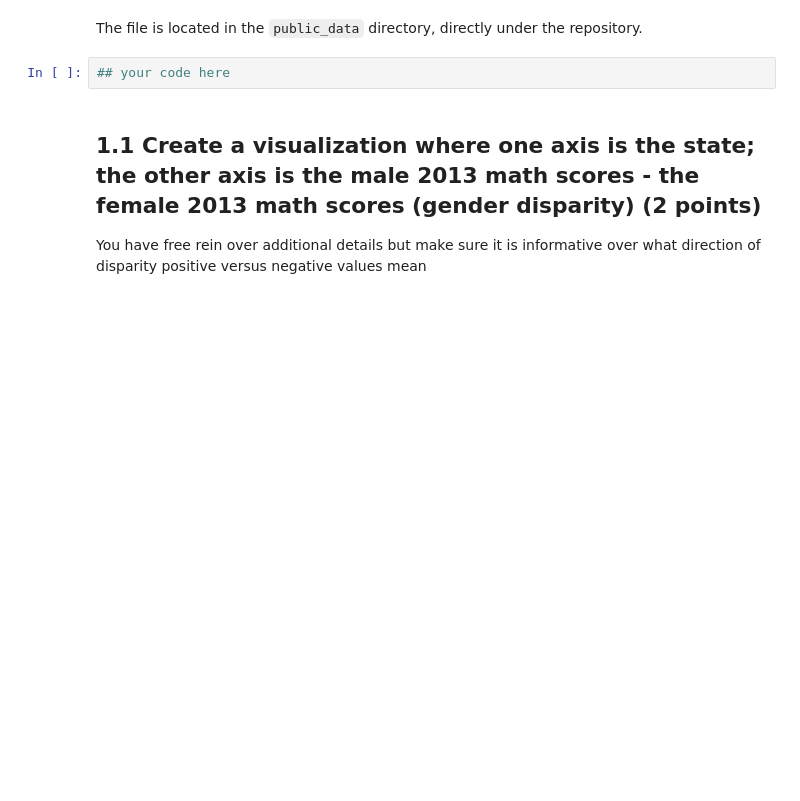
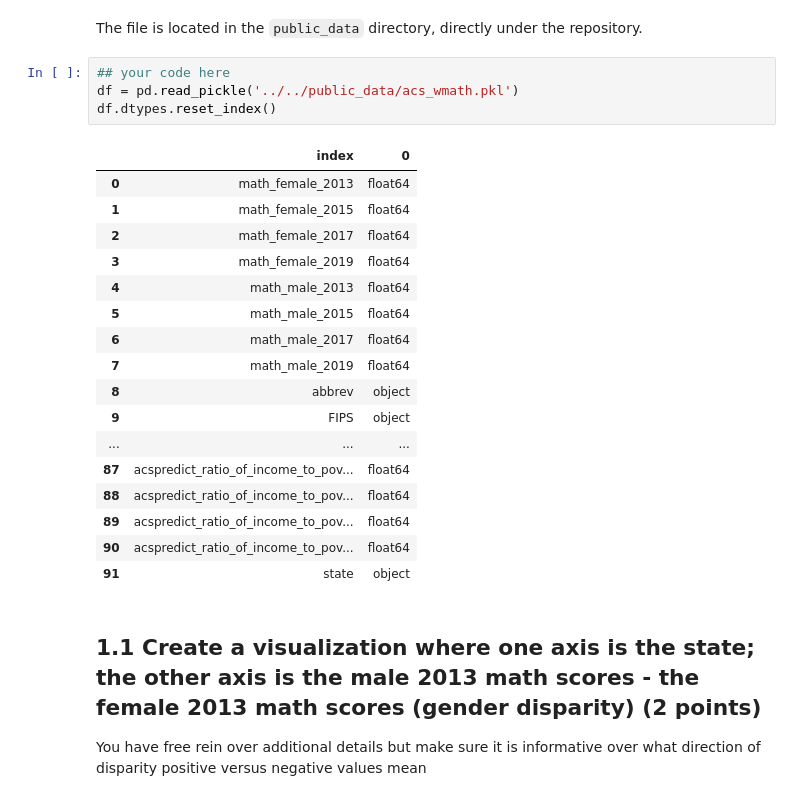
Before and after one commit to jchou27/qss20, a Jupyter notebook: problemsets/pset8/pset8_F006VHC.ipynb, the cells around one changed output. Saved outputs shown, nothing was run; the diff lists cells and outputs as text; blank space fills up the shorter version.

```diff
--- a/problemsets/pset8/pset8_F006VHC.ipynb
+++ b/problemsets/pset8/pset8_F006VHC.ipynb
@@ -45,6 +45,26 @@ pd.set_option('display.max_colwidth', None)
 The file is located in the `public_data` directory, directly under the repository.
 # %%
 ## your code here
+df = pd.read_pickle('../../public_data/acs_wmath.pkl')
+df.dtypes.reset_index()
+# %% [output]
+|  | index | 0 |
+| 0 | math_female_2013 | float64 |
+| 1 | math_female_2015 | float64 |
+| 2 | math_female_2017 | float64 |
+| 3 | math_female_2019 | float64 |
+| 4 | math_male_2013 | float64 |
+| 5 | math_male_2015 | float64 |
+| 6 | math_male_2017 | float64 |
+| 7 | math_male_2019 | float64 |
+| 8 | abbrev | object |
+| 9 | FIPS | object |
+| ... | ... | ... |
+| 87 | acspredict_ratio_of_income_to_pov... | float64 |
+| 88 | acspredict_ratio_of_income_to_pov... | float64 |
+| 89 | acspredict_ratio_of_income_to_pov... | float64 |
+| 90 | acspredict_ratio_of_income_to_pov... | float64 |
+| 91 | state | object |
 # %% [markdown]
 ## 1.1 Create a visualization where one axis is the state; the other axis is the male 2013 math scores - the female 2013 math scores (gender disparity) (2 points)
 
```
Also changed, not shown: parts of 17 cells of this notebook.
